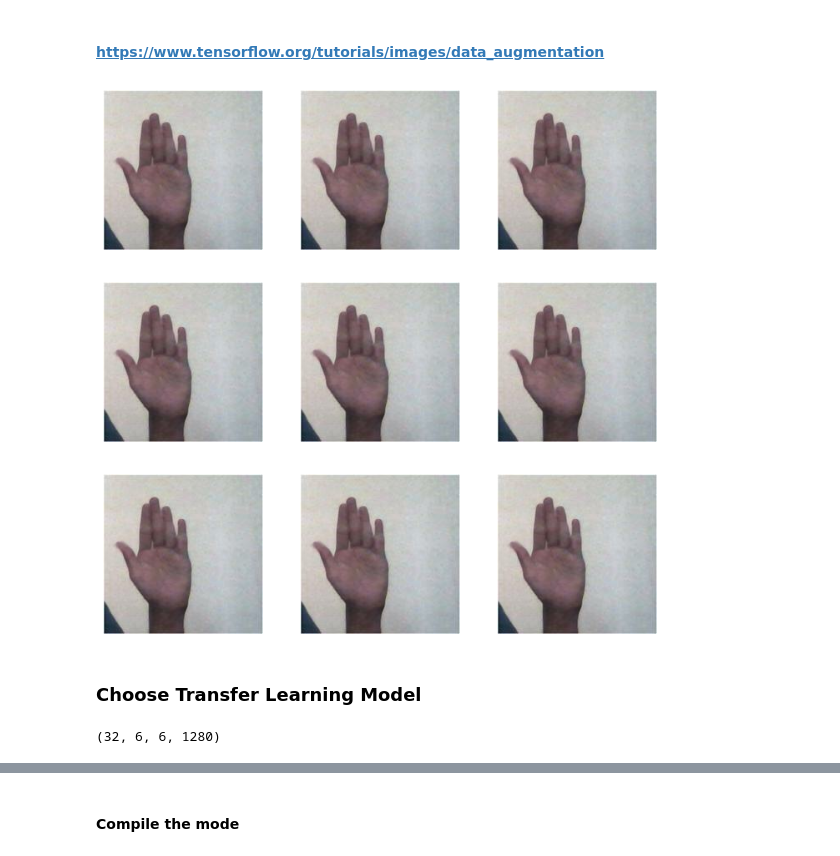
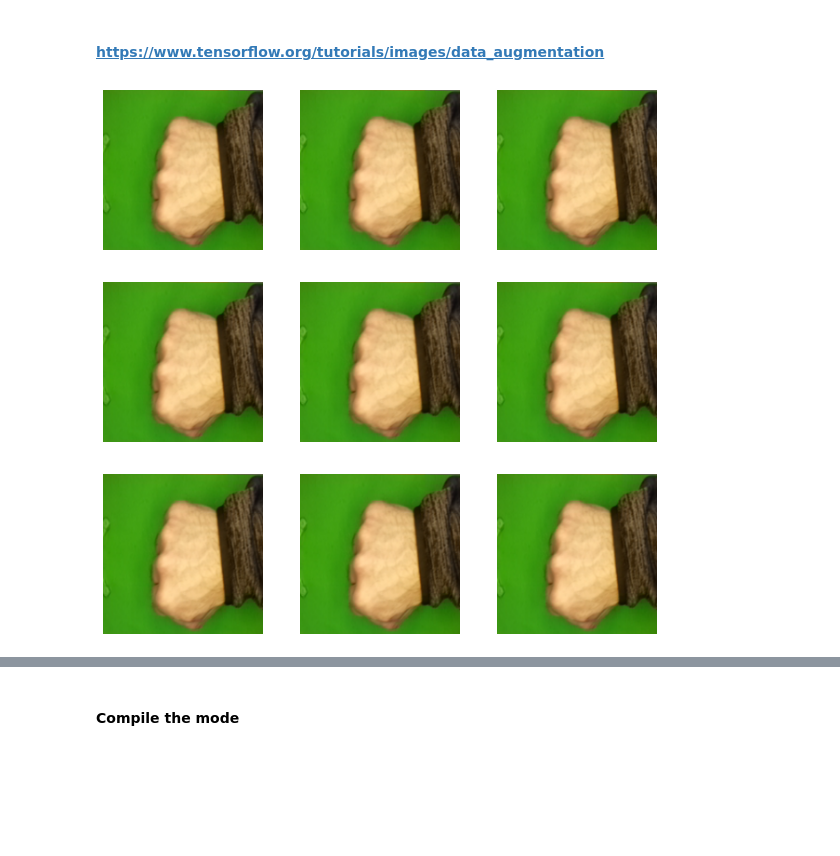
Before and after one commit to adrianbruegger/applieddatascience, a Jupyter notebook: AppliedDataScience_Project.ipynb, the cells around one changed output, grey strips where cells are left out. Saved outputs shown, nothing was run; the diff lists cells and outputs as text; code cells hidden in the pictures; blank space fills up the shorter version.

```diff
--- a/AppliedDataScience_Project.ipynb
+++ b/AppliedDataScience_Project.ipynb
@@ -630,0 +557,3 @@ for image_batch, labels_batch in train_dataset:
+# %%
+class_names = train_ds.class_names
+print(class_names)
@@ -631,6 +562,8 @@ for image_batch, labels_batch in train_dataset:
 # %%
+import matplotlib.pyplot as plt
+
 plt.figure(figsize=(10, 10))
-for images, labels in train_dataset.take(1):
+for images, labels in train_ds.take(1):
   for i in range(9):
     ax = plt.subplot(3, 3, i + 1)
     plt.imshow(images[i].numpy().astype("uint8"))
@@ -655,9 +576,8 @@ Number of test batches: 2
 # %%
 AUTOTUNE = tf.data.AUTOTUNE
 
-train_dataset = train_dataset.prefetch(buffer_size=AUTOTUNE)
-validation_dataset = validation_dataset.prefetch(buffer_size=AUTOTUNE)
-test_dataset = test_dataset.prefetch(buffer_size=AUTOTUNE)
+train_ds = train_ds.cache().shuffle(1000).prefetch(buffer_size=AUTOTUNE)
+val_ds = val_ds.cache().prefetch(buffer_size=AUTOTUNE)
 # %% [markdown]
 ### Standardize Data
 # %%
@@ -704,15 +616,24 @@ with tf.device('/cpu:0'):
+# %%
+from tensorflow.keras.models import Sequential
+
+
+data_augmentation = tf.keras.Sequential(
+  [
+    layers.RandomFlip("horizontal",
+                      input_shape=(img_height,
+                                  img_width,
+                                  3)),
+    layers.RandomRotation(0.1),
+    layers.RandomZoom(0.1),
+  ]
+)
 # %%
-with tf.device('/cpu:0'):
- plt.figure(figsize=(10, 10))
- for i in range(9):
-  augmented_image = data_augmentation(image)
-  ax = plt.subplot(3, 3, i + 1)
-  augmented_image = data_augmentation(tf.expand_dims(first_image, 0))
-  plt.imshow(augmented_image[0] / 255)
-  plt.axis("off")
-
-# 9x gleiches Bild obwohl Code hier gleich wie Aufgabe Woche 6 von Elena!!????
+plt.figure(figsize=(10, 10))
+for images, _ in train_ds.take(1):
+  for i in range(9):
+    augmented_images = data_augmentation(images)
+    ax = plt.subplot(3, 3, i + 1)
+    plt.imshow(augmented_images[0].numpy().astype("uint8"))
+    plt.axis("off")
 # %% [output]
-[figure, old version]
+[figure, new version]
-# %% [markdown]
-### Choose Transfer Learning Model
@@ -728,6 +639,0 @@ base_model = tf.keras.applications.MobileNetV2(input_shape=IMG_SHAPE,
-# %%
-image_batch, label_batch = next(iter(train_dataset))
-feature_batch = base_model(image_batch)
-print(feature_batch.shape)
-# %% [output]
-(32, 6, 6, 1280)
```
Also changed, not shown: parts of 59 cells of this notebook.
